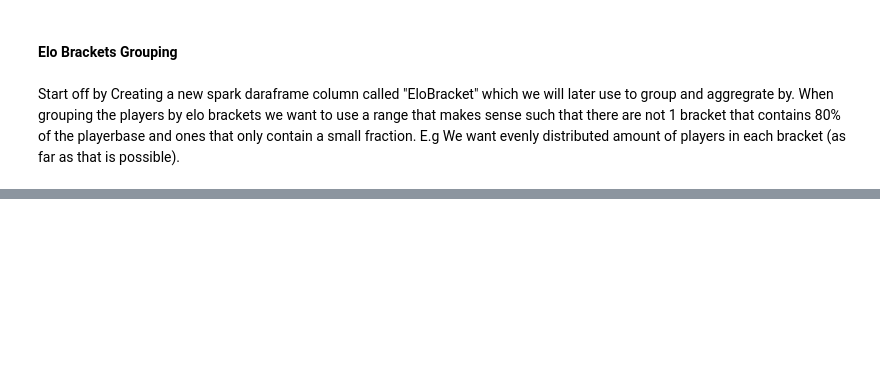
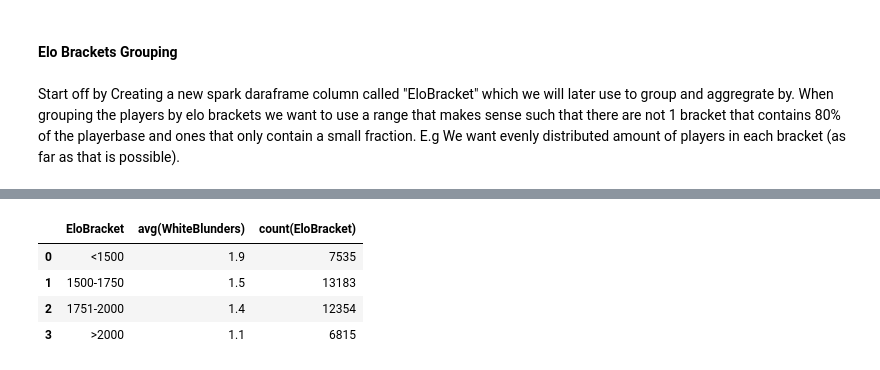
Before and after one commit to mceiring/DAT500-Project, a Jupyter notebook: spark_chesser.ipynb, the cells around one changed output, grey strips where cells are left out. Saved outputs shown, nothing was run; the diff lists cells and outputs as text; code cells hidden in the pictures; blank space fills up the shorter version.

```diff
--- a/spark_chesser.ipynb
+++ b/spark_chesser.ipynb
@@ -162,0 +159,6 @@ https://gist.github.com/mwaskom/de44147ed2974457ad6372750bbe5751
+# %%
+eval_games = eval_games.withColumn("EloBracket", \
+                         when((0 < eval_games.WhiteElo) & (eval_games.WhiteElo < 1500), lit("<1500")) \
+                        .when((1500 <= eval_games.WhiteElo) & (eval_games.WhiteElo <= 1750), lit("1500-1750")) \
+                        .when((1750 < eval_games.WhiteElo) & (eval_games.WhiteElo <= 2000), lit("1751-2000")) \
+                        .otherwise(lit(">2000")))
@@ -163,10 +186,18 @@ https://gist.github.com/mwaskom/de44147ed2974457ad6372750bbe5751
 # %%
-time_control_white_blunders_averages = eval_games \
-    .groupBy("TimeControl") \
-    .agg(mean("WhiteBlunders"), count("TimeControl")) \
+elo_bracket_white_blunders_averages = eval_games \
+    .groupBy("EloBracket") \
+    .agg(mean("WhiteBlunders"), count("EloBracket")) \
     .withColumn("avg(WhiteBlunders)", format_number("avg(WhiteBlunders)", 1))
 
-time_control_black_blunders_averages = eval_games \
-    .groupBy("TimeControl") \
-    .agg(mean("BlackBlunders"), count("TimeControl")) \
+elo_bracket_black_blunders_averages = eval_games \
+    .groupBy("EloBracket") \
+    .agg(mean("BlackBlunders"), count("EloBracket")) \
     .withColumn("avg(BlackBlunders)", format_number("avg(BlackBlunders)", 1))
+# %%
+elo_bracket_white_blunders_averages.orderBy(col("avg(WhiteBlunders)").desc()).limit(10).toPandas().head()
+# %% [output]
+|  | EloBracket | avg(WhiteBlunders) | count(EloBracket) |
+| 0 | <1500 | 1.9 | 7535 |
+| 1 | 1500-1750 | 1.5 | 13183 |
+| 2 | 1751-2000 | 1.4 | 12354 |
+| 3 | >2000 | 1.1 | 6815 |
```
Also changed, not shown: parts of 20 cells of this notebook, 3 other files.
